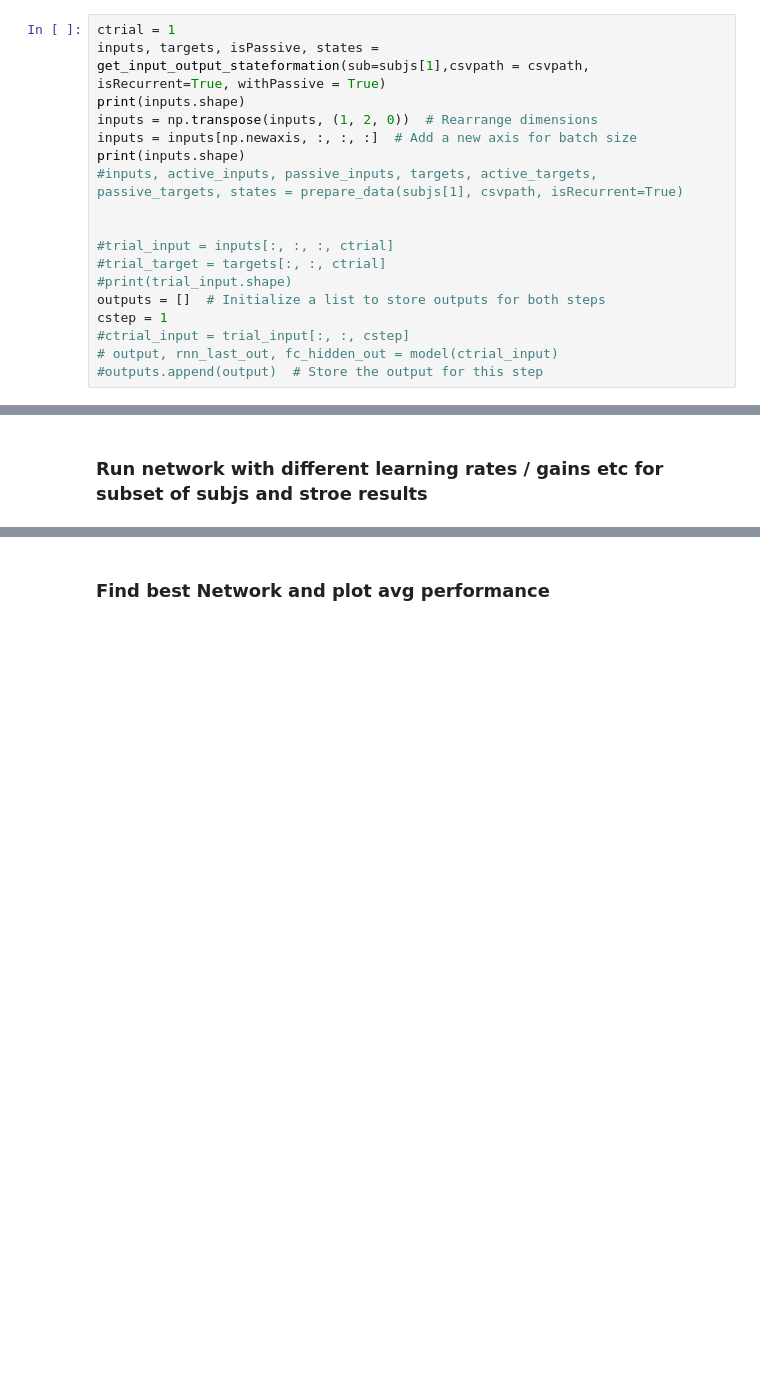
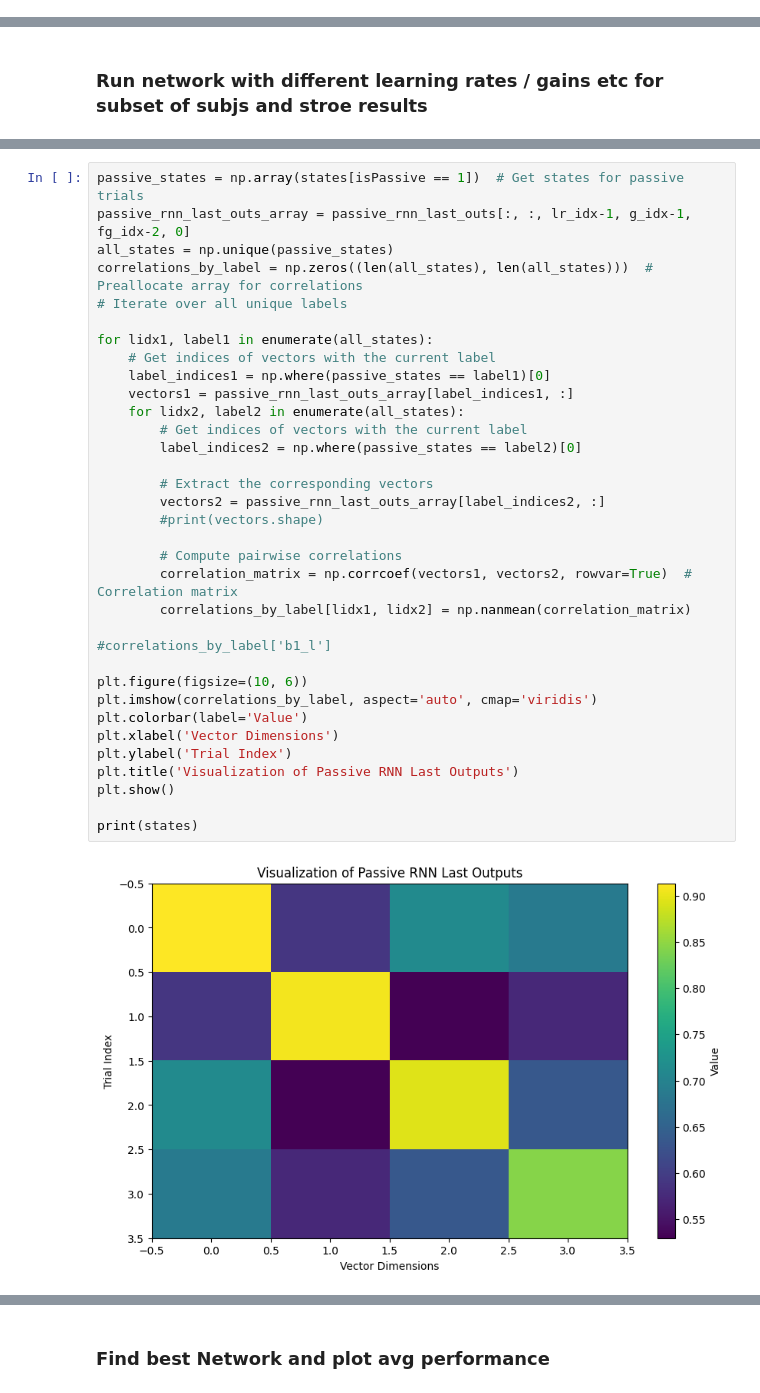
Before and after one commit to theoschaefer/orthoreplay, a Jupyter notebook: nico_models/nico_network_notebook.ipynb, the cells around one changed output, grey strips where cells are left out. Drawn from its saved outputs; the diff is of its cells as text; blank space fills up the shorter version.

```diff
--- a/nico_models/nico_network_notebook.ipynb
+++ b/nico_models/nico_network_notebook.ipynb
@@ -174,21 +206,3 @@ class SimpleRNN(nn.Module):
         # Pass through output layer
         output = self.output_activation(self.output(fc_hidden_out))
         return output, rnn_last_out, fc_hidden_out
-# %%
-ctrial = 1
-inputs, targets, isPassive, states = get_input_output_stateformation(sub=subjs[1],csvpath = csvpath, isRecurrent=True, withPassive = True)
-print(inputs.shape)
-inputs = np.transpose(inputs, (1, 2, 0))  # Rearrange dimensions
-inputs = inputs[np.newaxis, :, :, :]  # Add a new axis for batch size
-print(inputs.shape)
-#inputs, active_inputs, passive_inputs, targets, active_targets, passive_targets, states = prepare_data(subjs[1], csvpath, isRecurrent=True)
-
-
-#trial_input = inputs[:, :, :, ctrial]
-#trial_target = targets[:, :, ctrial]
-#print(trial_input.shape)
-outputs = []  # Initialize a list to store outputs for both steps
-cstep = 1
-#ctrial_input = trial_input[:, :, cstep]
-# output, rnn_last_out, fc_hidden_out = model(ctrial_input)
-#outputs.append(output)  # Store the output for this step
@@ -288,0 +353,36 @@ RuntimeError: input.size(-1) must be equal to input_size. Expected 10, got 2
+# %%
+passive_states = np.array(states[isPassive == 1])  # Get states for passive trials
+passive_rnn_last_outs_array = passive_rnn_last_outs[:, :, lr_idx-1, g_idx-1, fg_idx-2, 0]
+all_states = np.unique(passive_states)
+correlations_by_label = np.zeros((len(all_states), len(all_states)))  # Preallocate array for correlations
+# Iterate over all unique labels
+
+for lidx1, label1 in enumerate(all_states):
+    # Get indices of vectors with the current label
+    label_indices1 = np.where(passive_states == label1)[0]
+    vectors1 = passive_rnn_last_outs_array[label_indices1, :]
+    for lidx2, label2 in enumerate(all_states):
+        # Get indices of vectors with the current label
+        label_indices2 = np.where(passive_states == label2)[0]
+
+        # Extract the corresponding vectors
+        vectors2 = passive_rnn_last_outs_array[label_indices2, :]
+        #print(vectors.shape)
+
+        # Compute pairwise correlations
+        correlation_matrix = np.corrcoef(vectors1, vectors2, rowvar=True)  # Correlation matrix
+        correlations_by_label[lidx1, lidx2] = np.nanmean(correlation_matrix)
+
+#correlations_by_label['b1_l']
+
+plt.figure(figsize=(10, 6))
+plt.imshow(correlations_by_label, aspect='auto', cmap='viridis')
+plt.colorbar(label='Value')
+plt.xlabel('Vector Dimensions')
+plt.ylabel('Trial Index')
+plt.title('Visualization of Passive RNN Last Outputs')
+plt.show()
+
+print(states)
+# %% [output]
+[figure, added]
```
Also changed, not shown: parts of 10 cells of this notebook, 2 other files.
